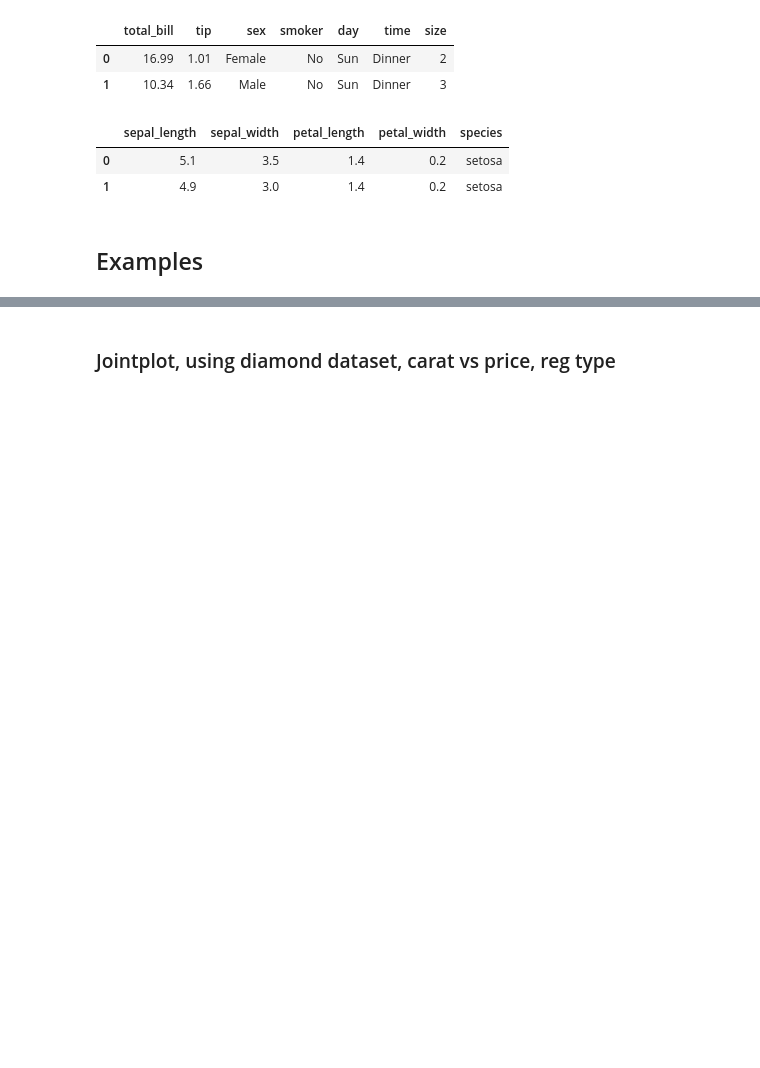
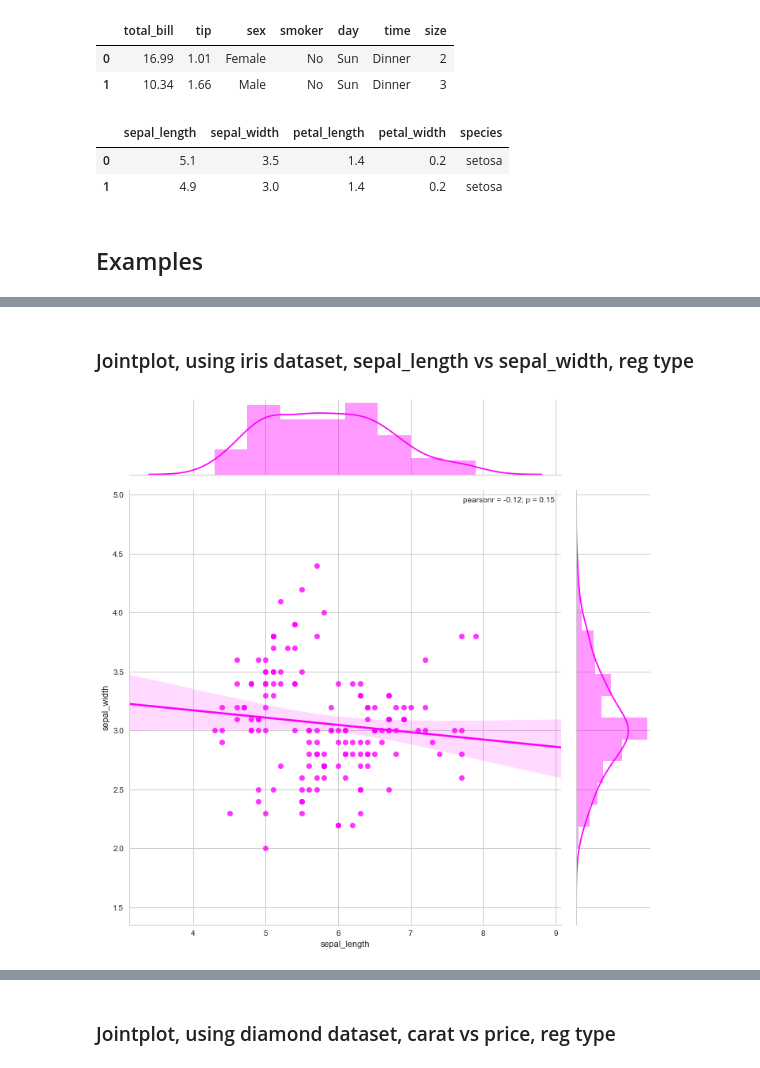
Before and after one commit to danielc92/python_nb_visualization, a Jupyter notebook: notebook_seaborn_jointplot.ipynb, the cells around one changed output, grey strips where cells are left out. Cells and saved outputs as stored; diff of their text form; code cells hidden in the pictures; blank space fills up the shorter version.

```diff
--- a/notebook_seaborn_jointplot.ipynb
+++ b/notebook_seaborn_jointplot.ipynb
@@ -50,0 +65,11 @@ iris.head(2)
+# %% [markdown]
+### Jointplot, using iris dataset, sepal_length vs sepal_width, reg type
+# %%
+seaborn.jointplot(data = iris,
+                  x = "sepal_length",
+                  y = "sepal_width",
+                  size=10,
+                  kind = "reg",
+                  color = "magenta").savefig(export_path + "jointplot2.svg")
+# %% [output]
+[figure, added]
```
Also changed, not shown: parts of 23 cells of this notebook, 13 other files.
